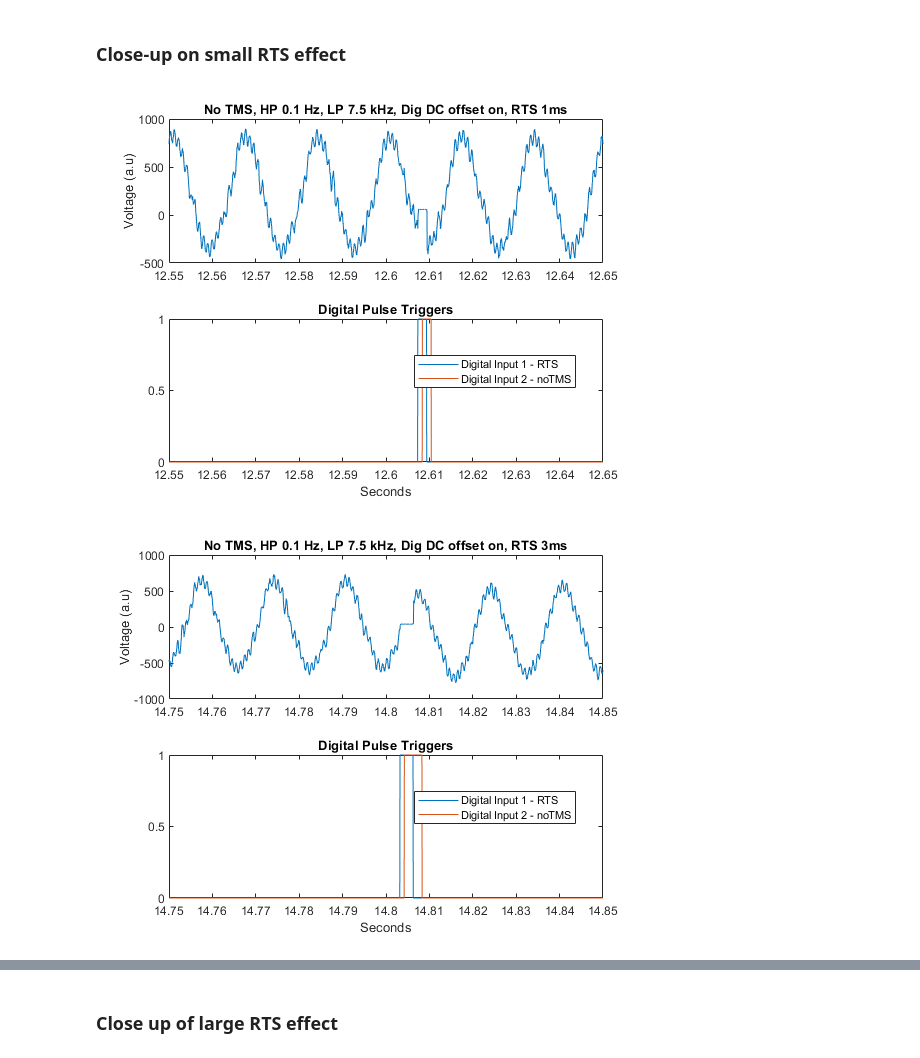
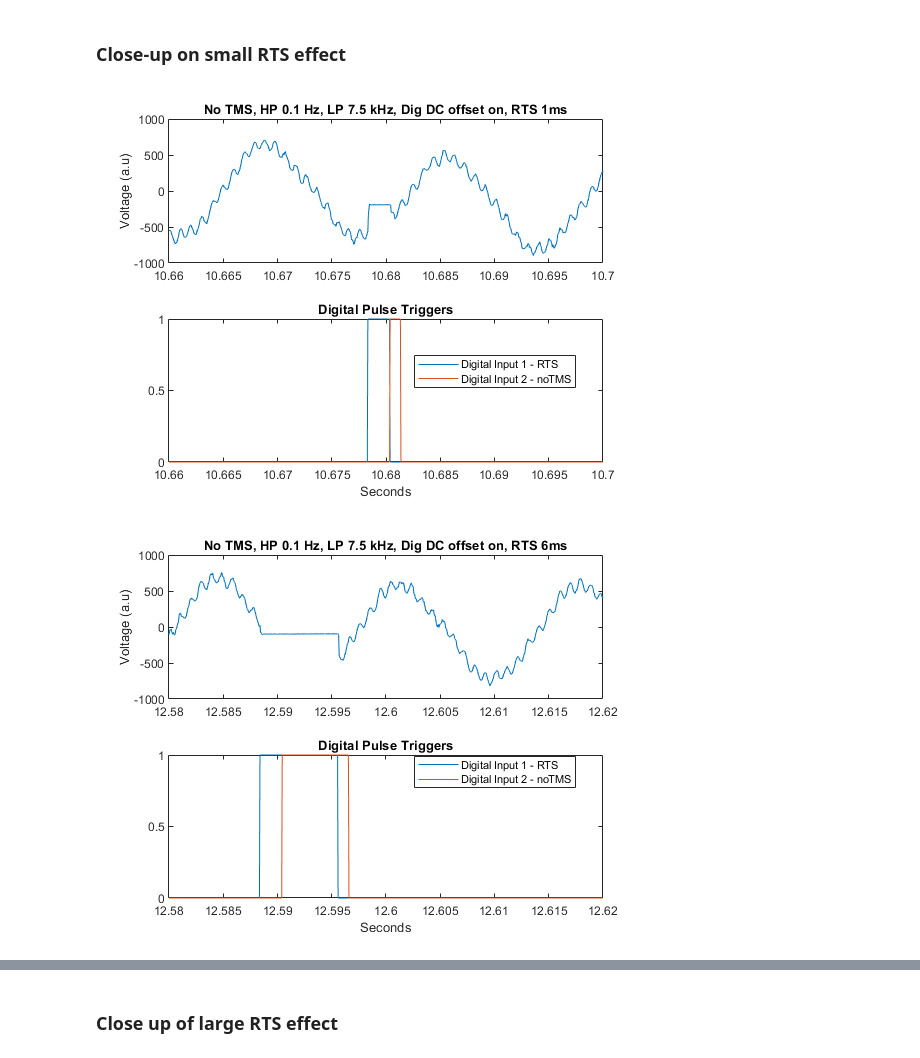
Before and after one commit to platt-labs/TNI_phantom_tests, a Jupyter notebook: IntanPlexonPhantomTests_20190621.ipynb, the cells around one changed output, grey strips where cells are left out. Saved outputs shown, nothing was run; the diff lists cells and outputs as text; code cells hidden in the pictures.

```diff
--- a/IntanPlexonPhantomTests_20190621.ipynb
+++ b/IntanPlexonPhantomTests_20190621.ipynb
@@ -266,54 +302,37 @@ title('Digital Pulse Triggers')
 figure
 subplot(2,1,1)
 plot(time_axis_NoTMS_RTS6ms_defBW,NoTMS_RTS6ms_defBW_v)
-xlim([12.55 12.65])
+xlim([12.58 12.62])
 ylabel('Voltage (a.u)')
 title('No TMS, HP 0.1 Hz, LP 7.5 kHz, Dig DC offset on, RTS 6ms')
 subplot(2,1,2)
 plot(time_axis_NoTMS_RTS6ms_defBW, NoTMS_RTS6ms_defBW_dig1,'DisplayName', 'Digital Input 1 - RTS')
 hold on
 plot(time_axis_NoTMS_RTS6ms_defBW, NNoTMS_RTS6ms_defBW_dig2,'DisplayName', 'Digital Input 2 - noTMS')
 hold off
-xlim([12.55 12.65])
-xlabel('Seconds')
-title('Digital Pulse Triggers')
-legend TOGGLE
-legend('Location','Best')
-
-figure
-subplot(2,1,1)
-plot(time_axis_NoTMS_RTS3ms_defBW,NoTMS_RTS3ms_defBW_v)
-xlim([14.75 14.85])
-ylabel('Voltage (a.u)')
-title('No TMS, HP 0.1 Hz, LP 7.5 kHz, Dig DC offset on, RTS 3ms')
-subplot(2,1,2)
-plot(time_axis_NoTMS_RTS3ms_defBW, NoTMS_RTS3ms_defBW_dig1,'DisplayName', 'Digital Input 1 - RTS')
-hold on
-plot(time_axis_NoTMS_RTS3ms_defBW, NNoTMS_RTS3ms_defBW_dig2,'DisplayName', 'Digital Input 2 - noTMS')
-hold off
-xlim([14.75 14.85])
+xlim([12.58 12.62])
 xlabel('Seconds')
 title('Digital Pulse Triggers')
 legend TOGGLE
 legend('Location','Best')
 
 
 figure
 subplot(2,1,1)
 plot(time_axis_NoTMS_RTS1ms_defBW,NoTMS_RTS1ms_defBW_v)
-xlim([12.55 12.65])
+xlim([10.66 10.7])
 ylabel('Voltage (a.u)')
 title('No TMS, HP 0.1 Hz, LP 7.5 kHz, Dig DC offset on, RTS 1ms')
 subplot(2,1,2)
 plot(time_axis_NoTMS_RTS1ms_defBW, NoTMS_RTS1ms_defBW_dig1,'DisplayName', 'Digital Input 1 - RTS')
 hold on
 plot(time_axis_NoTMS_RTS1ms_defBW, NNoTMS_RTS1ms_defBW_dig2,'DisplayName', 'Digital Input 2 - noTMS')
 hold off
-xlim([12.55 12.65])
+xlim([10.66 10.7])
 xlabel('Seconds')
 title('Digital Pulse Triggers')
 legend TOGGLE
 legend('Location','Best')
 # %% [output]
-[figure, old version]
+[figure, new version]
-[figure, old version]
+[figure, new version]
```
Also changed, not shown: parts of 19 cells of this notebook.
